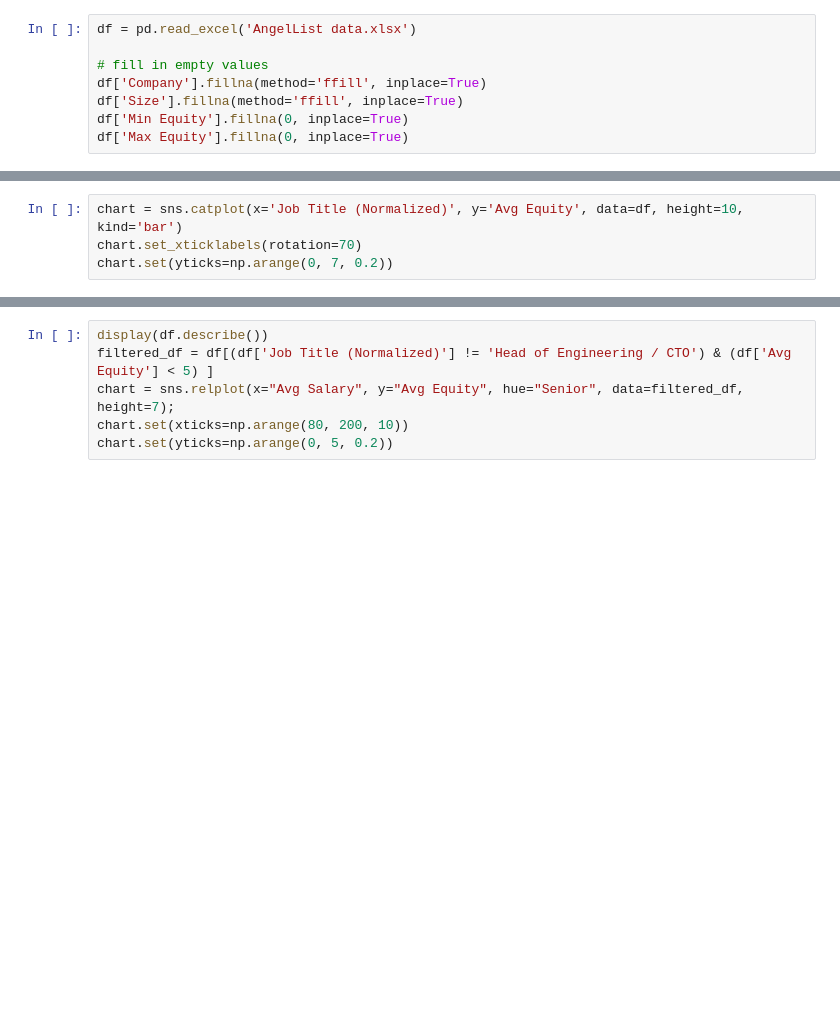
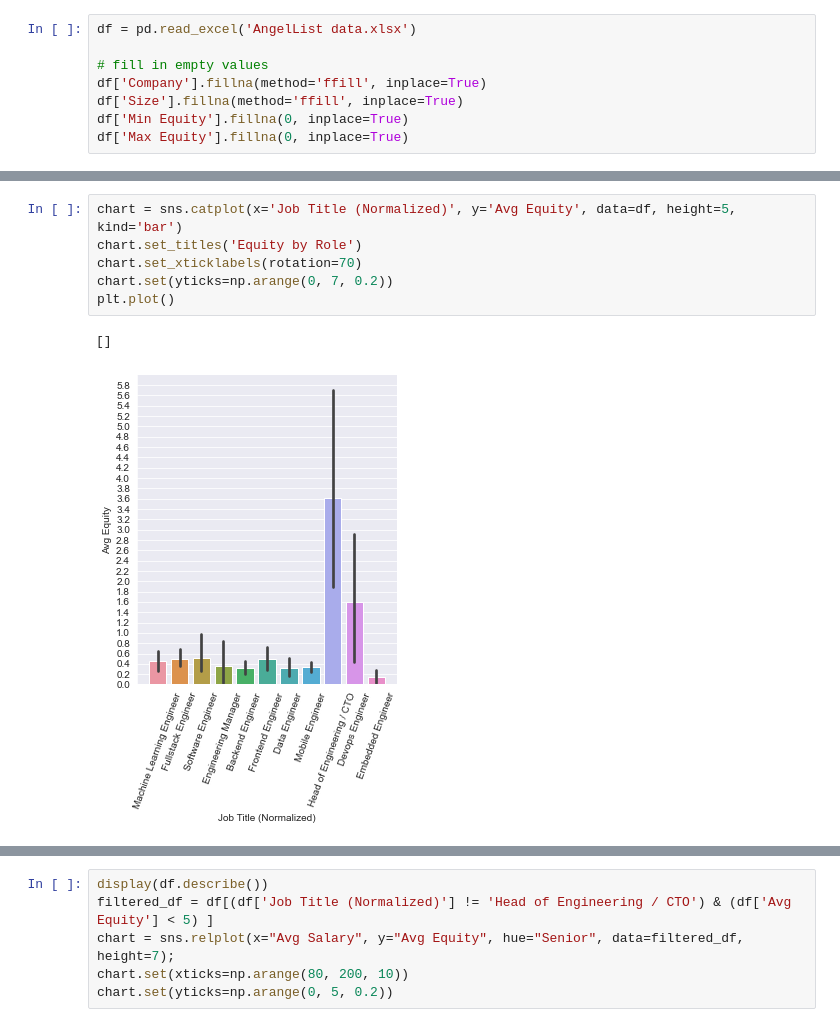
Before and after one commit to jcaip/startup, a Jupyter notebook: analysis.ipynb, the cells around one changed output, grey strips where cells are left out. Cells and saved outputs as stored; diff of their text form; blank space fills up the shorter version.

```diff
--- a/analysis.ipynb
+++ b/analysis.ipynb
@@ -75,5 +90,10 @@ print(tabulate.tabulate(pd.concat([df.groupby(['Job Title (Normalized)', 'Senior
 # %%
-chart = sns.catplot(x='Job Title (Normalized)', y='Avg Equity', data=df, height=10, kind='bar')
+chart = sns.catplot(x='Job Title (Normalized)', y='Avg Equity', data=df, height=5, kind='bar')
+chart.set_titles('Equity by Role')
 chart.set_xticklabels(rotation=70)
 chart.set(yticks=np.arange(0, 7, 0.2))
+plt.plot()
+# %% [output]
+[]
+[figure, added]
 # %%
```
Also changed, not shown: parts of 7 cells of this notebook.
